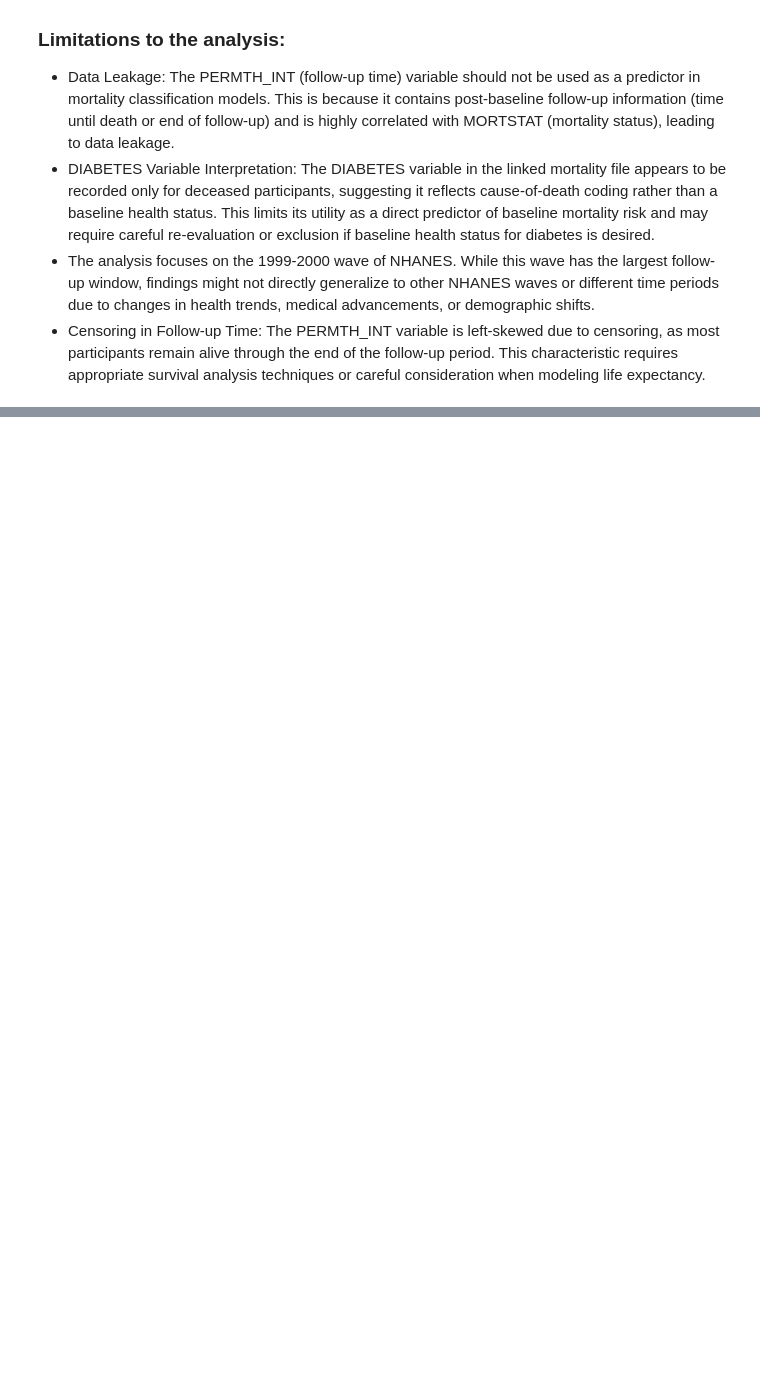
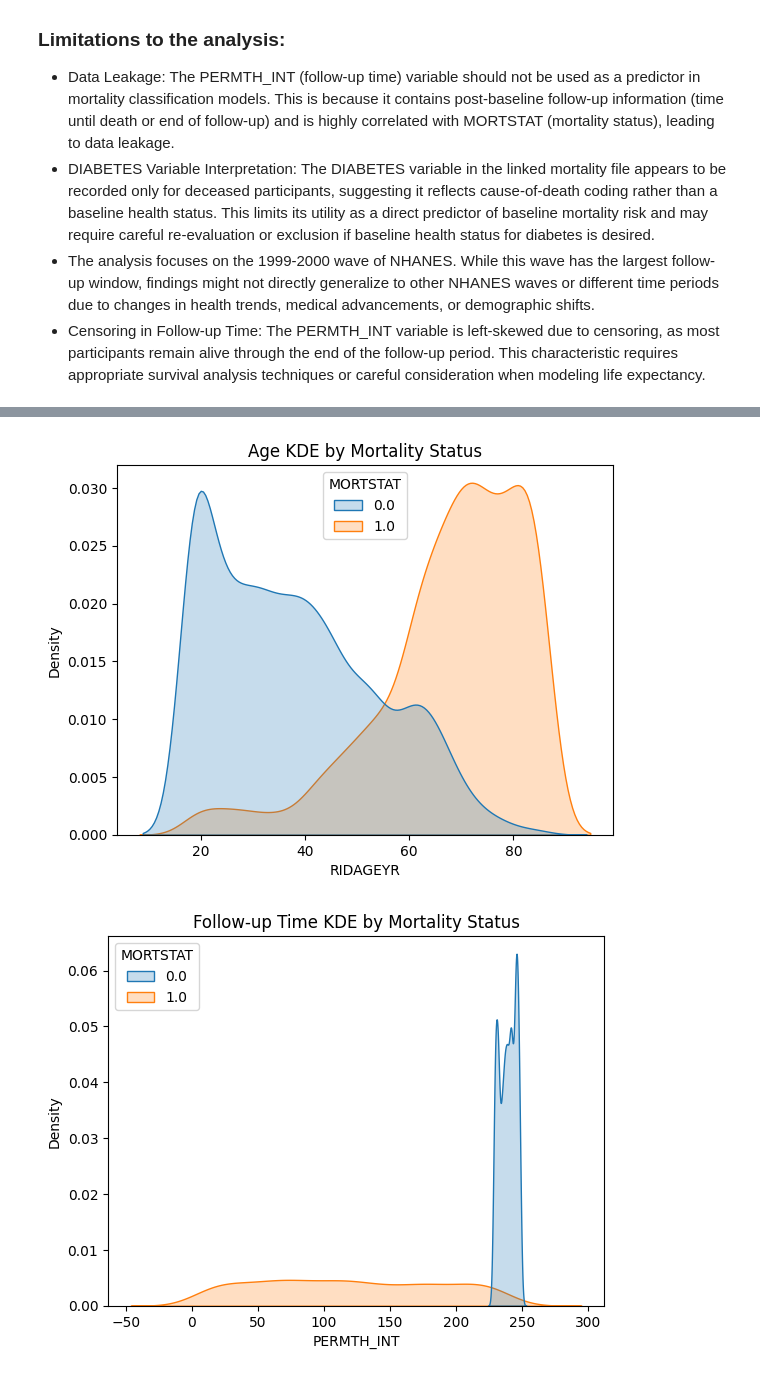
Before and after one commit to richarddo3/ds3001_project1, a Jupyter notebook: project_1_bsds.ipynb, the cells around one changed output, grey strips where cells are left out. Saved outputs shown, nothing was run; the diff lists cells and outputs as text; code cells hidden in the pictures; blank space fills up the shorter version.

```diff
--- a/project_1_bsds.ipynb
+++ b/project_1_bsds.ipynb
@@ -381,0 +441,12 @@ The overall purpose of these combined datasets in this project is to predict who
+# %%
+# KDEs conditional on mortality
+sns.kdeplot(data=df, x="RIDAGEYR", hue="MORTSTAT", fill=True, common_norm=False)
+plt.title("Age KDE by Mortality Status")
+plt.show()
+
+sns.kdeplot(data=df, x="PERMTH_INT", hue="MORTSTAT", fill=True, common_norm=False)
+plt.title("Follow-up Time KDE by Mortality Status")
+plt.show()
+# %% [output]
+[figure, added]
+[figure, added]
```
Also changed, not shown: parts of 12 cells of this notebook.
